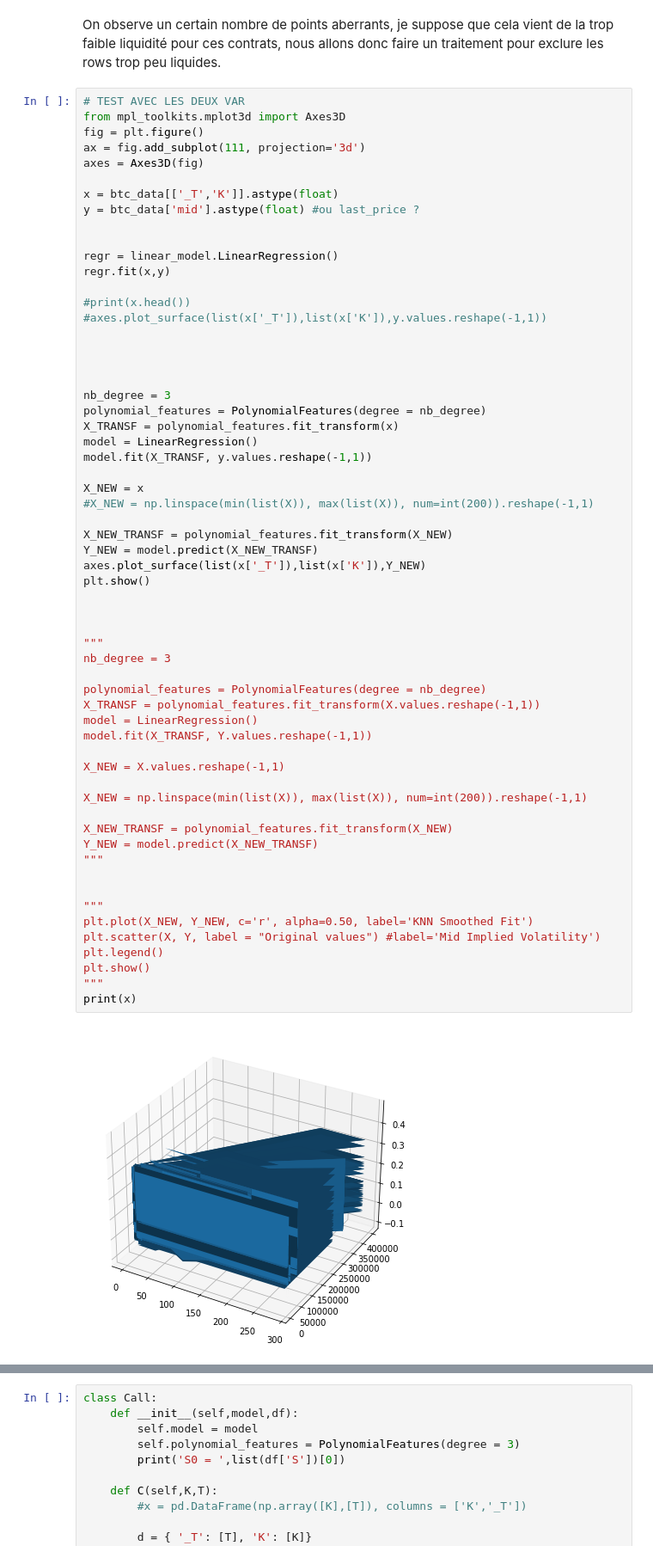
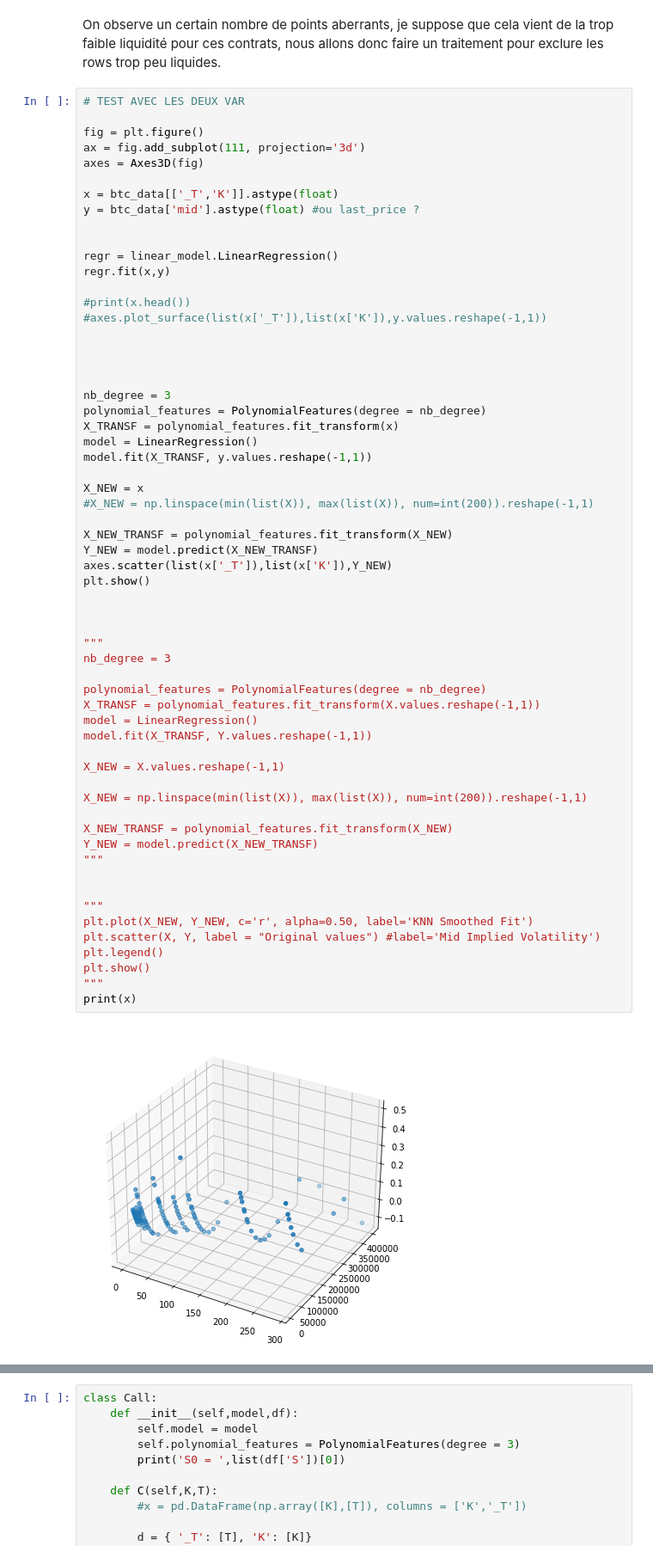
Before and after one commit to Rxzh/deribit_scraping, a Jupyter notebook: deribit_scraper_test.ipynb, the cells around one changed output, grey strips where cells are left out. Shown at 86% size. Drawn from its saved outputs; the diff is of its cells as text.

Commit message:
local volatiliy surface plot

```diff
--- a/deribit_scraper_test.ipynb
+++ b/deribit_scraper_test.ipynb
@@ -272,7 +274,7 @@ for T in res:
 On observe un certain nombre de points aberrants, je suppose que cela vient de la trop faible liquidité pour ces contrats, nous allons donc faire un traitement pour exclure les rows trop peu liquides.
 # %%
 # TEST AVEC LES DEUX VAR
-from mpl_toolkits.mplot3d import Axes3D
+
 fig = plt.figure()
 ax = fig.add_subplot(111, projection='3d')
 axes = Axes3D(fig)
@@ -301,37 +303,37 @@ X_NEW = x
 
 X_NEW_TRANSF = polynomial_features.fit_transform(X_NEW)
 Y_NEW = model.predict(X_NEW_TRANSF)
-axes.plot_surface(list(x['_T']),list(x['K']),Y_NEW)
+axes.scatter(list(x['_T']),list(x['K']),Y_NEW)
 plt.show()
 
 
 
 """
 nb_degree = 3
 
 polynomial_features = PolynomialFeatures(degree = nb_degree)
 X_TRANSF = polynomial_features.fit_transform(X.values.reshape(-1,1))
 model = LinearRegression()
 model.fit(X_TRANSF, Y.values.reshape(-1,1))
 
 X_NEW = X.values.reshape(-1,1)
 
 X_NEW = np.linspace(min(list(X)), max(list(X)), num=int(200)).reshape(-1,1)
 
 X_NEW_TRANSF = polynomial_features.fit_transform(X_NEW)
 Y_NEW = model.predict(X_NEW_TRANSF)
 """
 
 
 """
 plt.plot(X_NEW, Y_NEW, c='r', alpha=0.50, label='KNN Smoothed Fit')
 plt.scatter(X, Y, label = "Original values") #label='Mid Implied Volatility')
 plt.legend()
 plt.show()
 """
 print(x)
 # %% [output]
-[figure, old version]
+[figure, new version]
              _T         K
 400  287.313040  100000.0
 268   14.271374  100000.0
```
Also changed, not shown: parts of 8 cells of this notebook, 2 other files.
